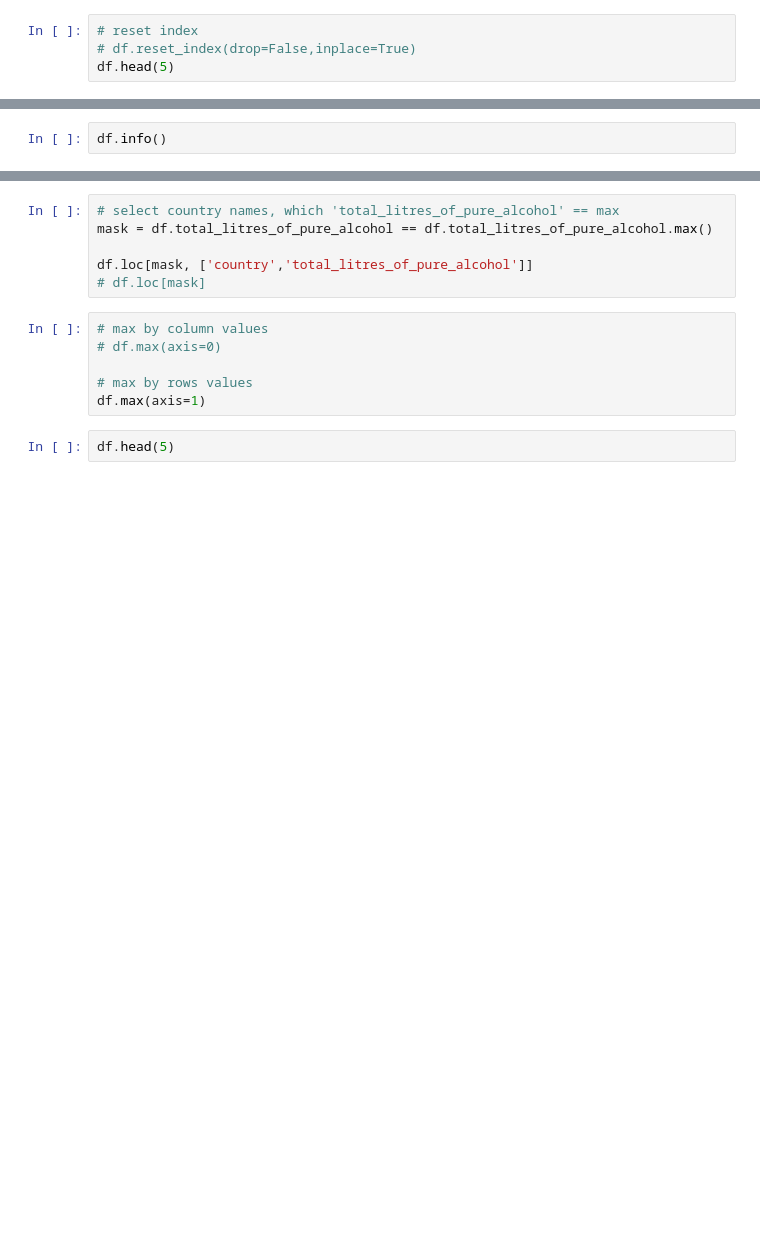
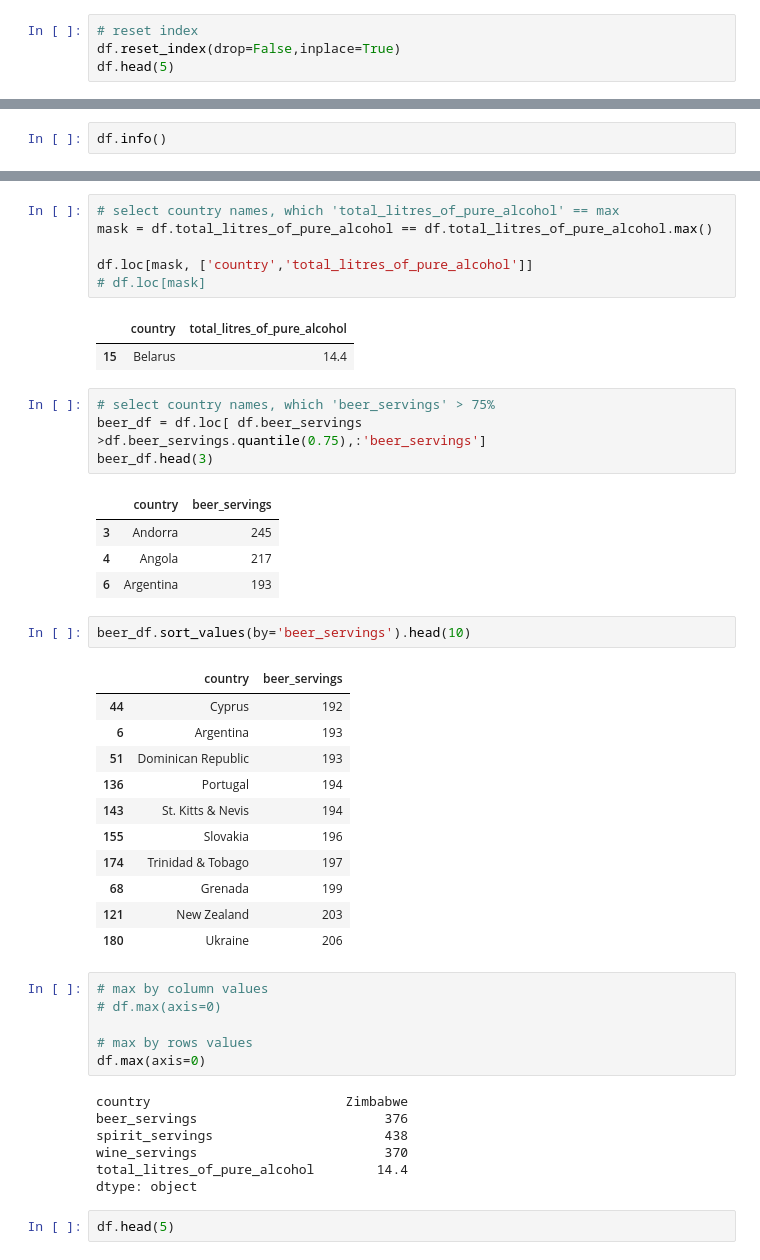
Before and after one commit to WWWCourses/ProgressBG-Python-UniCredit-Labs, a Jupyter notebook: lab21/pandas_demos/df_exercises.ipynb, the cells around one changed output, grey strips where cells are left out. Drawn from its saved outputs; the diff is of its cells as text; blank space fills up the shorter version.

```diff
--- a/lab21/pandas_demos/df_exercises.ipynb
+++ b/lab21/pandas_demos/df_exercises.ipynb
@@ -45,4 +88,4 @@ df.loc['Bahamas':'Bulgaria']
 # %%
 # reset index
-# df.reset_index(drop=False,inplace=True)
+df.reset_index(drop=False,inplace=True)
 df.head(5)
@@ -87,12 +161,45 @@ mask = df.total_litres_of_pure_alcohol == df.total_litres_of_pure_alcohol.max()
 
 df.loc[mask, ['country','total_litres_of_pure_alcohol']]
 # df.loc[mask]
+# %% [output]
+|  | country | total_litres_of_pure_alcohol |
+| 15 | Belarus | 14.4 |
+# %%
+# select country names, which 'beer_servings' > 75%
+beer_df = df.loc[ df.beer_servings >df.beer_servings.quantile(0.75),:'beer_servings']
+beer_df.head(3)
+# %% [output]
+|  | country | beer_servings |
+| 3 | Andorra | 245 |
+| 4 | Angola | 217 |
+| 6 | Argentina | 193 |
+# %%
+beer_df.sort_values(by='beer_servings').head(10)
+# %% [output]
+|  | country | beer_servings |
+| 44 | Cyprus | 192 |
+| 6 | Argentina | 193 |
+| 51 | Dominican Republic | 193 |
+| 136 | Portugal | 194 |
+| 143 | St. Kitts & Nevis | 194 |
+| 155 | Slovakia | 196 |
+| 174 | Trinidad & Tobago | 197 |
+| 68 | Grenada | 199 |
+| 121 | New Zealand | 203 |
+| 180 | Ukraine | 206 |
 # %%
 # max by column values
 # df.max(axis=0)
 
 # max by rows values
-df.max(axis=1)
+df.max(axis=0)
+# %% [output]
+country                         Zimbabwe
+beer_servings                        376
+spirit_servings                      438
+wine_servings                        370
+total_litres_of_pure_alcohol        14.4
+dtype: object
 # %%
 df.head(5)
 # %%
```
Also changed, not shown: parts of 12 cells of this notebook, 4 other files.
